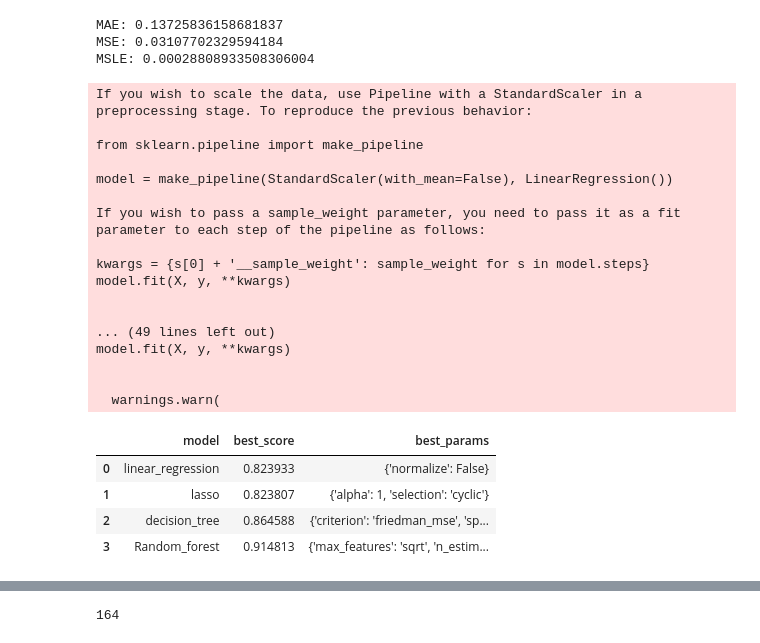
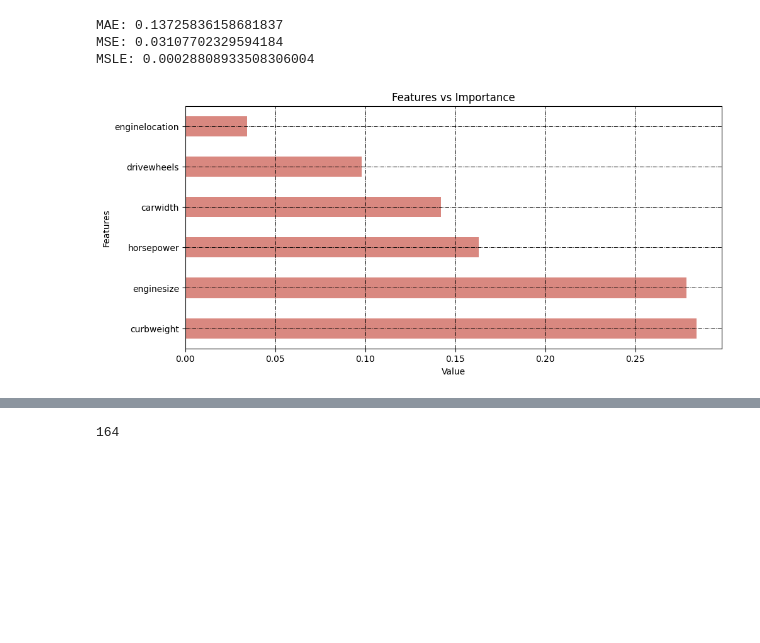
Before and after one commit to abdullaabdukulov/GM-Auto-cost, a Jupyter notebook: analys.ipynb, the cells around one changed output, grey strips where cells are left out. Cells and saved outputs as stored; diff of their text form; code cells hidden in the pictures; blank space fills up the shorter version.

```diff
--- a/analys.ipynb
+++ b/analys.ipynb
@@ -150,6 +167,24 @@ for column in df2.columns:
 # %%
 df_input = df2.drop(['price'], axis='columns')
 df_target = df2['price']
+# %%
+from sklearn.ensemble import ExtraTreesRegressor
+import matplotlib.pyplot as plt
+model = ExtraTreesRegressor()
+model.fit(df_input,df_target)
+#use inbuilt class feature_importances of ExtraTreeRegressor
+#plot graph of feature importances for better visualization
+feat_importances = pd.Series(model.feature_importances_, index=df_input.columns)
+plt.figure(figsize=(11,5))
+plt.xlabel("Value")
+plt.ylabel("Features")
+plt.title("Features vs Importance")
+plt.grid()
+feat_importances.nlargest(10).plot(kind='barh',color='#D98880')##45B39D
+plt.grid(color='black', linestyle='-.', linewidth=0.7)
+plt.show()
+# %% [output]
+[figure, added]
 # %%
 from sklearn.ensemble import RandomForestRegressor
 from sklearn.tree import DecisionTreeRegressor
@@ -197,27 +232,4 @@ def find_best_model_using_gridsearchcv(df3_inputs,df3_target):
         })
     return pd.DataFrame(scores,columns=['model','best_score','best_params'])
 result=find_best_model_using_gridsearchcv(df_input, df_target)
-result
+# result
-# %% [output]
-If you wish to scale the data, use Pipeline with a StandardScaler in a preprocessing stage. To reproduce the previous behavior:
-
-from sklearn.pipeline import make_pipeline
-
-model = make_pipeline(StandardScaler(with_mean=False), LinearRegression())
-
-If you wish to pass a sample_weight parameter, you need to pass it as a fit parameter to each step of the pipeline as follows:
-
-kwargs = {s[0] + '__sample_weight': sample_weight for s in model.steps}
-model.fit(X, y, **kwargs)
-
-
-... (49 lines left out)
-model.fit(X, y, **kwargs)
-
-
-  warnings.warn(
-|  | model | best_score | best_params |
-| 0 | linear_regression | 0.823933 | {'normalize': False} |
-| 1 | lasso | 0.823807 | {'alpha': 1, 'selection': 'cyclic'} |
-| 2 | decision_tree | 0.864588 | {'criterion': 'friedman_mse', 'sp... |
-| 3 | Random_forest | 0.914813 | {'max_features': 'sqrt', 'n_estim... |
```
Also changed, not shown: parts of 4 cells of this notebook.
